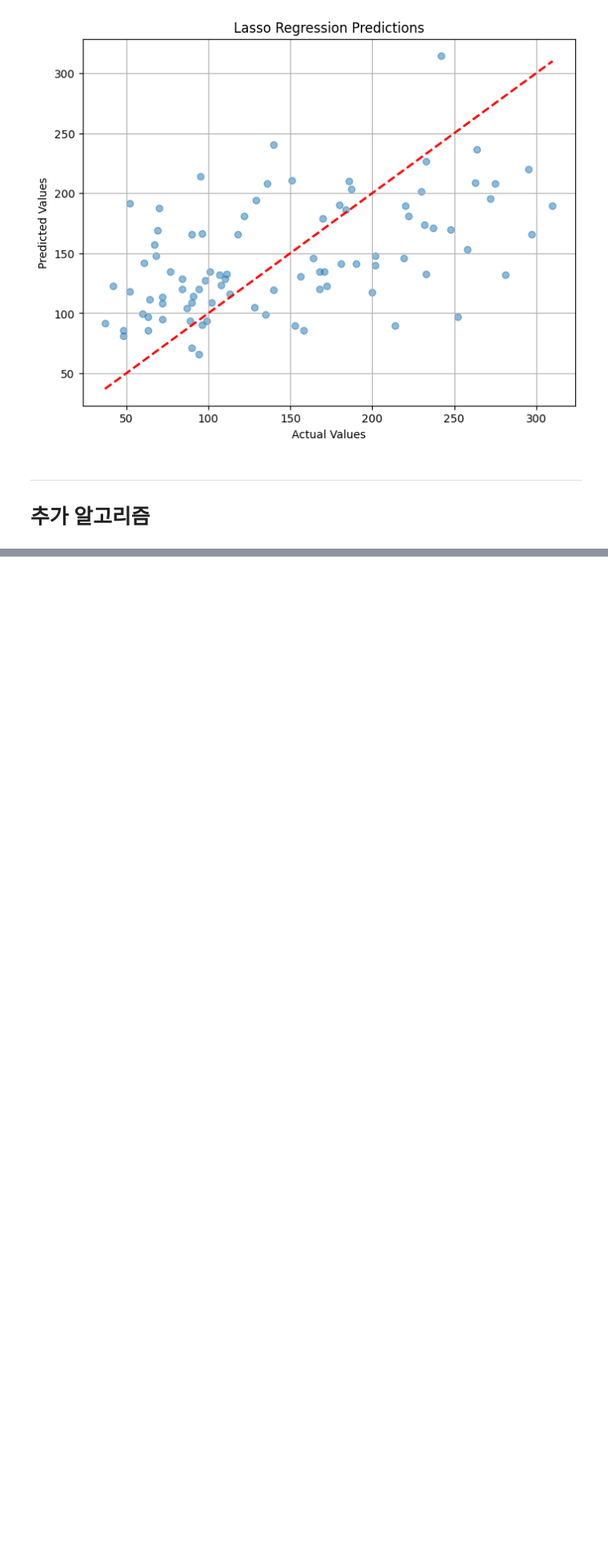
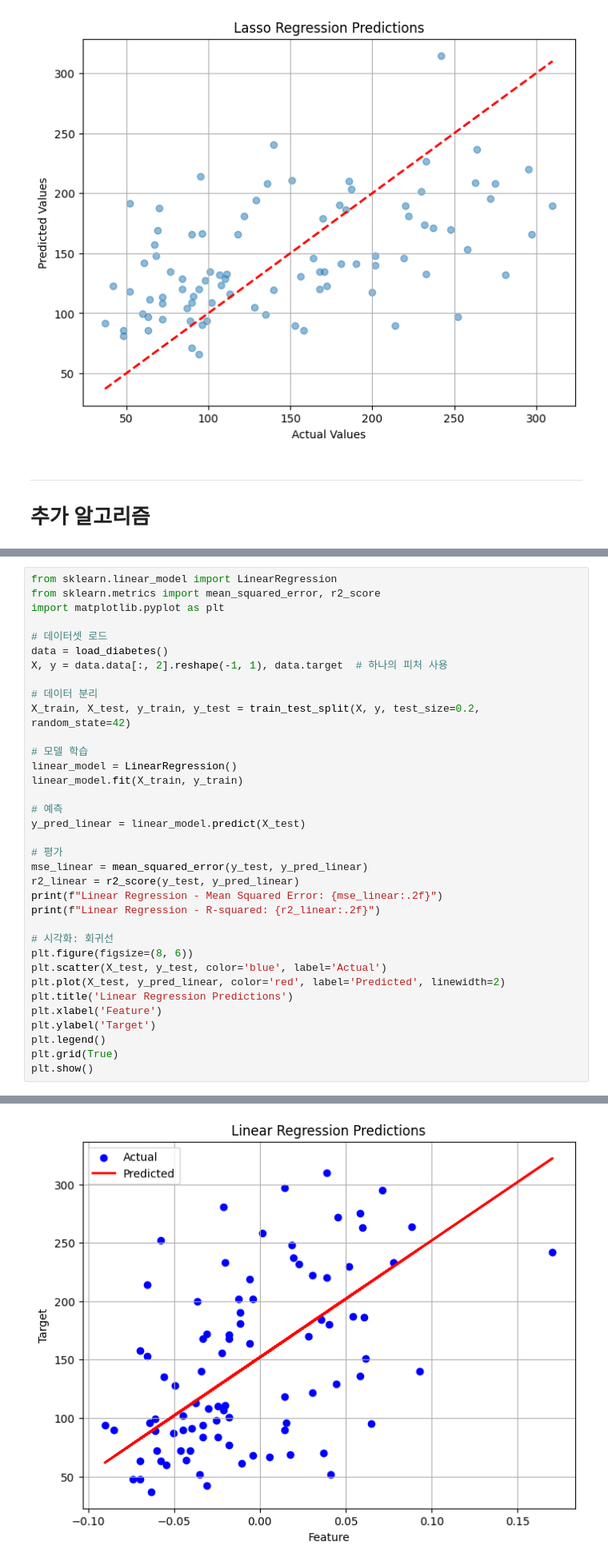
Before and after one commit to YeeeeeHo/ML_Final, a Jupyter notebook: 6.lecture_Regression.ipynb, the cells around one changed output, grey strips where cells are left out. Shown: that part at 80% size. Cells and saved outputs as stored; diff of their text form; blank space fills up the shorter version.

```diff
--- a/6.lecture_Regression.ipynb
+++ b/6.lecture_Regression.ipynb
@@ -258,0 +269,36 @@ Lasso Regression - R-squared: 0.24
+# %%
+from sklearn.linear_model import LinearRegression
+from sklearn.metrics import mean_squared_error, r2_score
+import matplotlib.pyplot as plt
+
+# 데이터셋 로드
+data = load_diabetes()
+X, y = data.data[:, 2].reshape(-1, 1), data.target  # 하나의 피처 사용
+
+# 데이터 분리
+X_train, X_test, y_train, y_test = train_test_split(X, y, test_size=0.2, random_state=42)
+
+# 모델 학습
+linear_model = LinearRegression()
+linear_model.fit(X_train, y_train)
+
+# 예측
+y_pred_linear = linear_model.predict(X_test)
+
+# 평가
+mse_linear = mean_squared_error(y_test, y_pred_linear)
+r2_linear = r2_score(y_test, y_pred_linear)
+print(f"Linear Regression - Mean Squared Error: {mse_linear:.2f}")
+print(f"Linear Regression - R-squared: {r2_linear:.2f}")
+
+# 시각화: 회귀선
+plt.figure(figsize=(8, 6))
+plt.scatter(X_test, y_test, color='blue', label='Actual')
+plt.plot(X_test, y_pred_linear, color='red', label='Predicted', linewidth=2)
+plt.title('Linear Regression Predictions')
+plt.xlabel('Feature')
+plt.ylabel('Target')
+plt.legend()
+plt.grid(True)
+plt.show()
+# %% [output]
@@ -258,0 +307 @@ Lasso Regression - R-squared: 0.24
+[figure, added]
```
Also changed, not shown: parts of 21 cells of this notebook.
